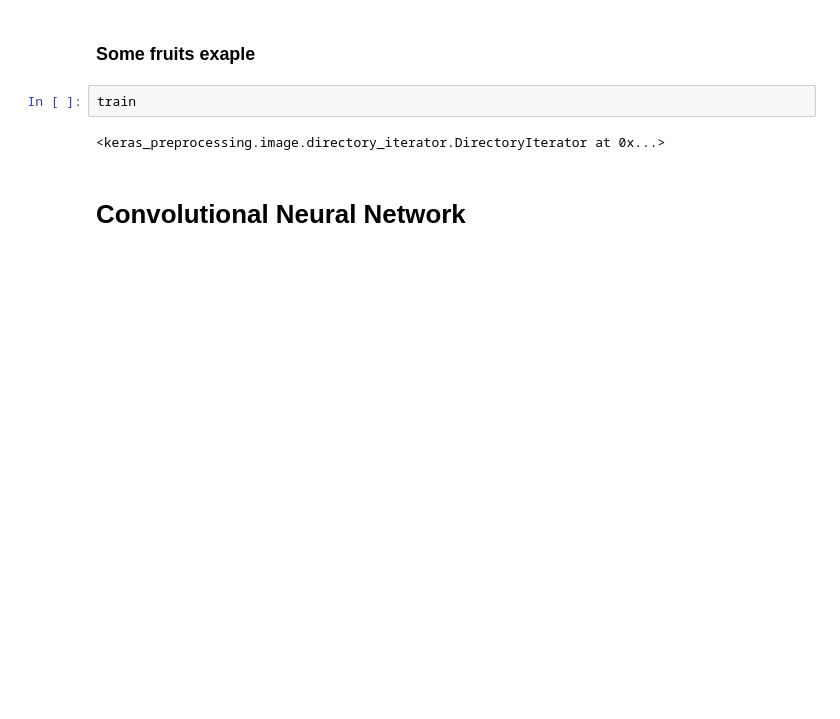
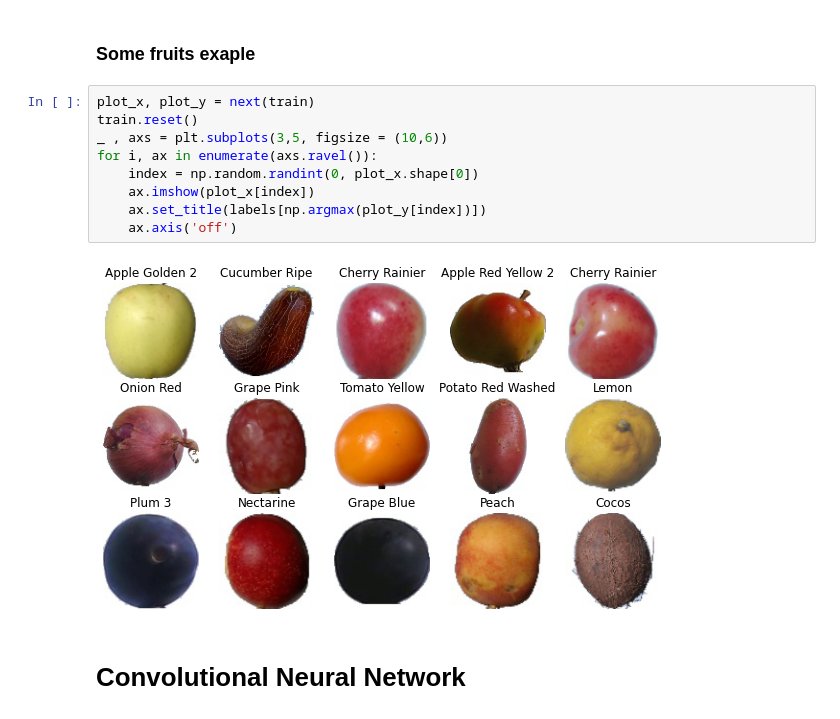
Before and after one commit to teob97/fruits_classifier, a Jupyter notebook: main.ipynb, the cells around one changed output. Drawn from its saved outputs; the diff is of its cells as text; blank space fills up the shorter version.

```diff
--- a/main.ipynb
+++ b/main.ipynb
@@ -79,10 +83,17 @@ test = train_datagen.flow_from_directory(
 Found 22688 images belonging to 131 classes.
 # %% [markdown]
 ### Some fruits exaple
-# %%
-train
-# %% [output]
-<keras_preprocessing.image.directory_iterator.DirectoryIterator at 0x...>
+# %%
+plot_x, plot_y = next(train)
+train.reset()
+_ , axs = plt.subplots(3,5, figsize = (10,6))
+for i, ax in enumerate(axs.ravel()):
+    index = np.random.randint(0, plot_x.shape[0])
+    ax.imshow(plot_x[index])
+    ax.set_title(labels[np.argmax(plot_y[index])])
+    ax.axis('off')
+# %% [output]
+[figure, added]
 # %% [markdown]
 # Convolutional Neural Network
 # %%
```
Also changed, not shown: parts of 32 cells of this notebook, 5 other files.
